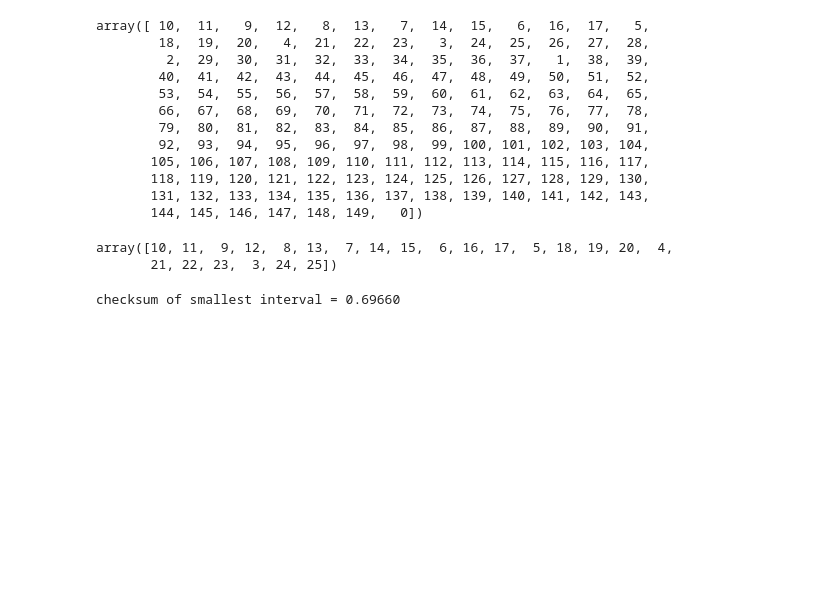
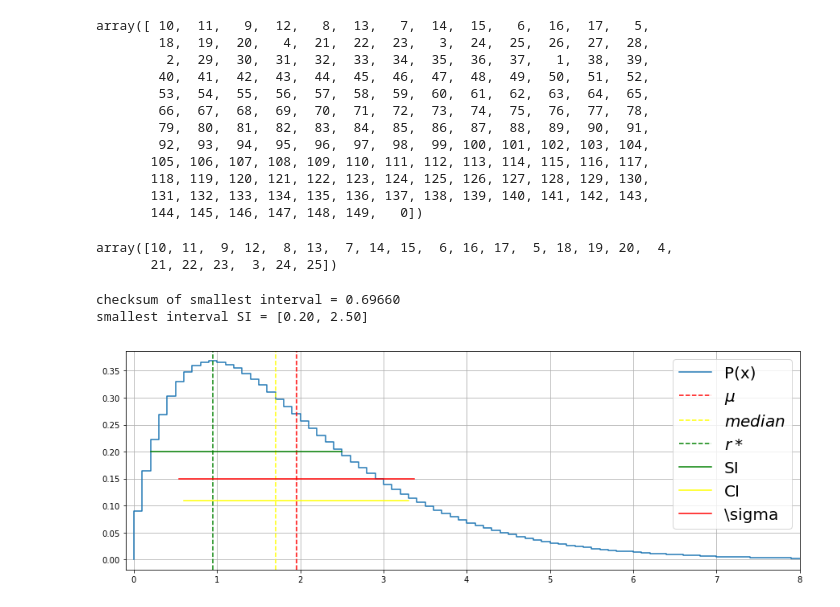
Before and after one commit to schustermartin/data_analysis_tutorium, a Jupyter notebook: Exercises/Chapter_02/Ch02_Ex08.ipynb, the cells around one changed output. Cells and saved outputs as stored; diff of their text form; code cells hidden in the pictures; blank space fills up the shorter version.

```diff
--- a/Exercises/Chapter_02/Ch02_Ex08.ipynb
+++ b/Exercises/Chapter_02/Ch02_Ex08.ipynb
@@ -421,5 +421,29 @@ for idx in smallest_interval_indicies:
     checksum += ydata[idx]*stepsize
 
 print("checksum of smallest interval = %.5f" % checksum)
+
+idx_si_1 = min(smallest_interval_indicies)
+idx_si_2 = max(smallest_interval_indicies)
+print("smallest interval SI = [%.2f, %.2f]" % ((xdata[idx_si_1-1]),(xdata[idx_si_2])) )
 # %% [output]
 checksum of smallest interval = 0.69660
+smallest interval SI = [0.20, 2.50]
+# %%
+plt.figure(figsize=(15, 5))
+plt.step(xdata,ydata, label="P(x)")
+plt.grid('on')
+plt.xlim(-0.1,8)
+
+plt.axvline(mean, color='red', linestyle='--', label=r"$\mu$")
+plt.axvline(xdata[idx_median], color='yellow', linestyle='--', label=r"$median$")
+plt.axvline(xdata[idx_mode]-0.5*stepsize, color='green', linestyle='--', label=r"$r*$")
+
+plt.plot( [xdata[idx_si_1-1],xdata[idx_si_2]],[0.2,0.2], color='green', label=r"SI")
+plt.plot( [xdata[r1-1],xdata[r2]],[0.11,0.11], color='yellow', label=r"CI")
+plt.plot( [mean-std,mean+std],[0.15,0.15], color='red', label=r"\sigma")
+
+
+plt.legend(fontsize=20)
+plt.show()
+# %% [output]
+[figure, added]
```
